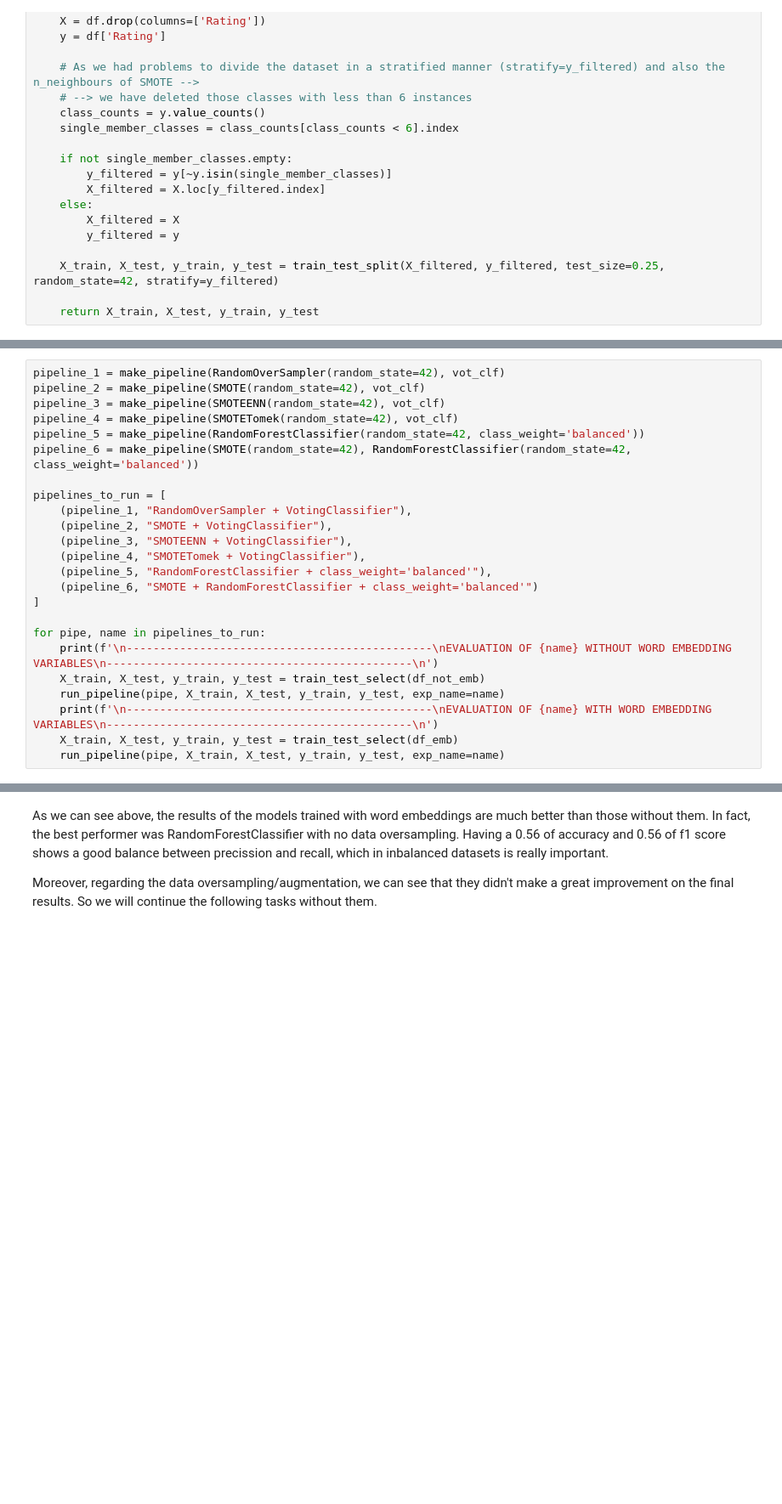
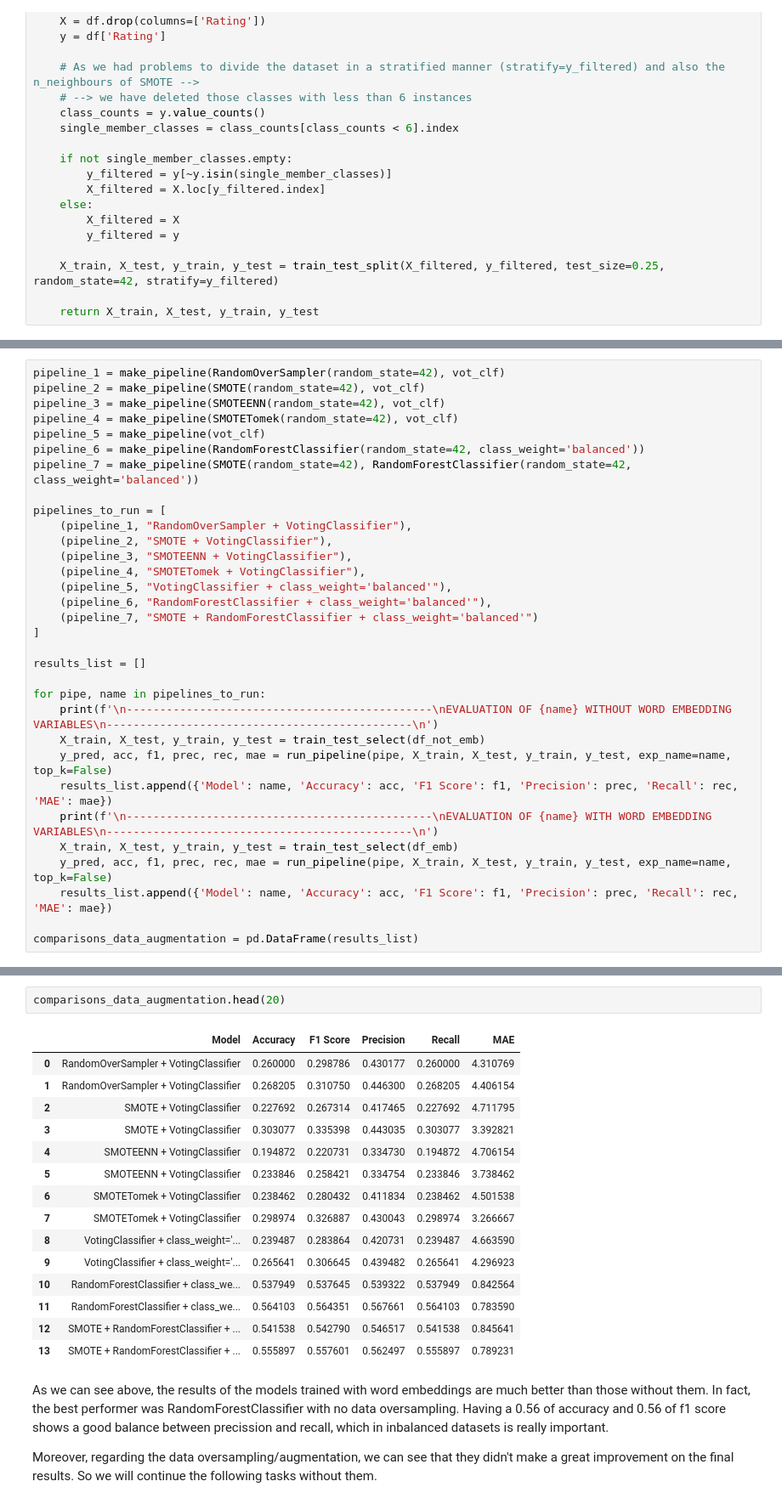
Before and after one commit to DiegoLopezAroca/Multiclass-Corporate-Credit-Rating, a Jupyter notebook: src/Multiclass_Corporate_Credit_Rating_D1_2.ipynb, the cells around one changed output, grey strips where cells are left out. Shown at 85% size. Drawn from its saved outputs; the diff is of its cells as text; blank space fills up the shorter version.

Commit message:
result discussion init

```diff
--- a/src/Multiclass_Corporate_Credit_Rating_D1_2.ipynb
+++ b/src/Multiclass_Corporate_Credit_Rating_D1_2.ipynb
@@ -380,25 +390,33 @@ pipeline_1 = make_pipeline(RandomOverSampler(random_state=42), vot_clf)
 pipeline_2 = make_pipeline(SMOTE(random_state=42), vot_clf)
 pipeline_3 = make_pipeline(SMOTEENN(random_state=42), vot_clf)
 pipeline_4 = make_pipeline(SMOTETomek(random_state=42), vot_clf)
-pipeline_5 = make_pipeline(RandomForestClassifier(random_state=42, class_weight='balanced'))
-pipeline_6 = make_pipeline(SMOTE(random_state=42), RandomForestClassifier(random_state=42, class_weight='balanced'))
+pipeline_5 = make_pipeline(vot_clf)
+pipeline_6 = make_pipeline(RandomForestClassifier(random_state=42, class_weight='balanced'))
+pipeline_7 = make_pipeline(SMOTE(random_state=42), RandomForestClassifier(random_state=42, class_weight='balanced'))
 
 pipelines_to_run = [
     (pipeline_1, "RandomOverSampler + VotingClassifier"),
     (pipeline_2, "SMOTE + VotingClassifier"),
     (pipeline_3, "SMOTEENN + VotingClassifier"),
     (pipeline_4, "SMOTETomek + VotingClassifier"),
-    (pipeline_5, "RandomForestClassifier + class_weight='balanced'"),
-    (pipeline_6, "SMOTE + RandomForestClassifier + class_weight='balanced'")
+    (pipeline_5, "VotingClassifier + class_weight='balanced'"),
+    (pipeline_6, "RandomForestClassifier + class_weight='balanced'"),
+    (pipeline_7, "SMOTE + RandomForestClassifier + class_weight='balanced'")
 ]
+
+results_list = []
 
 for pipe, name in pipelines_to_run:
     print(f'\n----------------------------------------------\nEVALUATION OF {name} WITHOUT WORD EMBEDDING VARIABLES\n----------------------------------------------\n')
     X_train, X_test, y_train, y_test = train_test_select(df_not_emb)
-    run_pipeline(pipe, X_train, X_test, y_train, y_test, exp_name=name)
+    y_pred, acc, f1, prec, rec, mae = run_pipeline(pipe, X_train, X_test, y_train, y_test, exp_name=name, top_k=False)
+    results_list.append({'Model': name, 'Accuracy': acc, 'F1 Score': f1, 'Precision': prec, 'Recall': rec, 'MAE': mae})
     print(f'\n----------------------------------------------\nEVALUATION OF {name} WITH WORD EMBEDDING VARIABLES\n----------------------------------------------\n')
     X_train, X_test, y_train, y_test = train_test_select(df_emb)
-    run_pipeline(pipe, X_train, X_test, y_train, y_test, exp_name=name)
+    y_pred, acc, f1, prec, rec, mae = run_pipeline(pipe, X_train, X_test, y_train, y_test, exp_name=name, top_k=False)
+    results_list.append({'Model': name, 'Accuracy': acc, 'F1 Score': f1, 'Precision': prec, 'Recall': rec, 'MAE': mae})
+
+comparisons_data_augmentation = pd.DataFrame(results_list)
 # %% [output]
 ----------------------------------------------
 EVALUATION OF RandomOverSampler + VotingClassifier WITHOUT WORD EMBEDDING VARIABLES
@@ -420,3 +438,21 @@ Name: count, dtype: int64
+# %%
+comparisons_data_augmentation.head(20)
+# %% [output]
+|  | Model | Accuracy | F1 Score | Precision | Recall | MAE |
+| 0 | RandomOverSampler + VotingClassifier | 0.260000 | 0.298786 | 0.430177 | 0.260000 | 4.310769 |
+| 1 | RandomOverSampler + VotingClassifier | 0.268205 | 0.310750 | 0.446300 | 0.268205 | 4.406154 |
+| 2 | SMOTE + VotingClassifier | 0.227692 | 0.267314 | 0.417465 | 0.227692 | 4.711795 |
+| 3 | SMOTE + VotingClassifier | 0.303077 | 0.335398 | 0.443035 | 0.303077 | 3.392821 |
+| 4 | SMOTEENN + VotingClassifier | 0.194872 | 0.220731 | 0.334730 | 0.194872 | 4.706154 |
+| 5 | SMOTEENN + VotingClassifier | 0.233846 | 0.258421 | 0.334754 | 0.233846 | 3.738462 |
+| 6 | SMOTETomek + VotingClassifier | 0.238462 | 0.280432 | 0.411834 | 0.238462 | 4.501538 |
+| 7 | SMOTETomek + VotingClassifier | 0.298974 | 0.326887 | 0.430043 | 0.298974 | 3.266667 |
+| 8 | VotingClassifier + class_weight='... | 0.239487 | 0.283864 | 0.420731 | 0.239487 | 4.663590 |
+| 9 | VotingClassifier + class_weight='... | 0.265641 | 0.306645 | 0.439482 | 0.265641 | 4.296923 |
+| 10 | RandomForestClassifier + class_we... | 0.537949 | 0.537645 | 0.539322 | 0.537949 | 0.842564 |
+| 11 | RandomForestClassifier + class_we... | 0.564103 | 0.564351 | 0.567661 | 0.564103 | 0.783590 |
+| 12 | SMOTE + RandomForestClassifier + ... | 0.541538 | 0.542790 | 0.546517 | 0.541538 | 0.845641 |
+| 13 | SMOTE + RandomForestClassifier + ... | 0.555897 | 0.557601 | 0.562497 | 0.555897 | 0.789231 |
 # %% [markdown]
 As we can see above, the results of the models trained with word embeddings are much better than those without them. In fact, the best performer was RandomForestClassifier with no data oversampling. Having a 0.56 of accuracy and 0.56 of f1 score shows a good balance between precission and recall, which in inbalanced datasets is really important.
 
```
Also changed, not shown: parts of 13 cells of this notebook.
